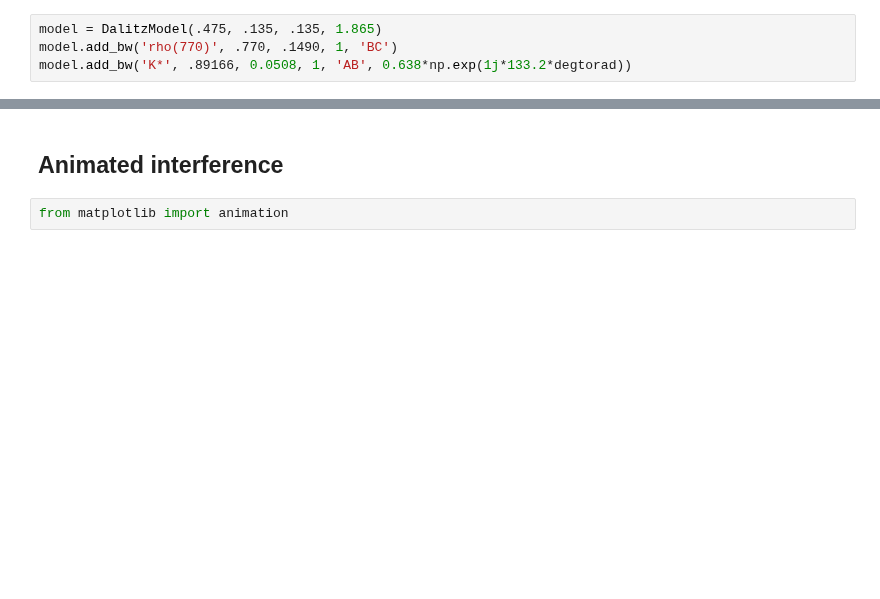
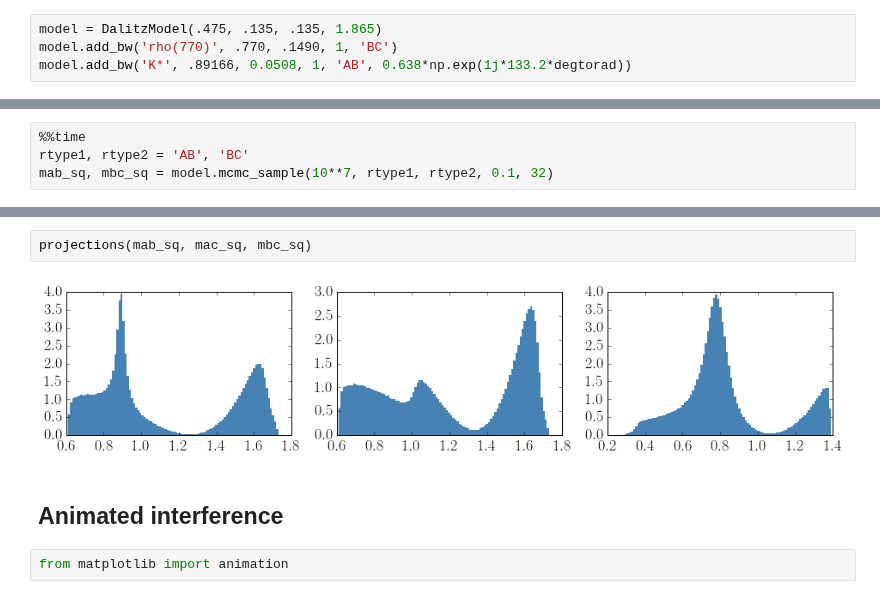
Before and after one commit to VitalyVorobyev/MultibodyAnalysisTools, a Jupyter notebook: tutorials/DalitzResonance.ipynb, the cells around one changed output, grey strips where cells are left out. Cells and saved outputs as stored; diff of their text form; blank space fills up the shorter version.

Commit message:
MCMC tutorial

```diff
--- a/tutorials/DalitzResonance.ipynb
+++ b/tutorials/DalitzResonance.ipynb
@@ -111,0 +135,4 @@ plt.hist(np.sqrt(mbc_sq), bins=100);
+# %%
+%%time
+rtype1, rtype2 = 'AB', 'BC'
+mab_sq, mbc_sq = model.mcmc_sample(10**7, rtype1, rtype2, 0.1, 32)
@@ -112,3 +158,7 @@ plt.hist(np.sqrt(mbc_sq), bins=100);
+# %%
+projections(mab_sq, mac_sq, mbc_sq)
+# %% [output]
+[figure, added]
 # %% [markdown]
 ## Animated interference
 # %%
```
Also changed, not shown: parts of 32 cells of this notebook, 7 other files.
